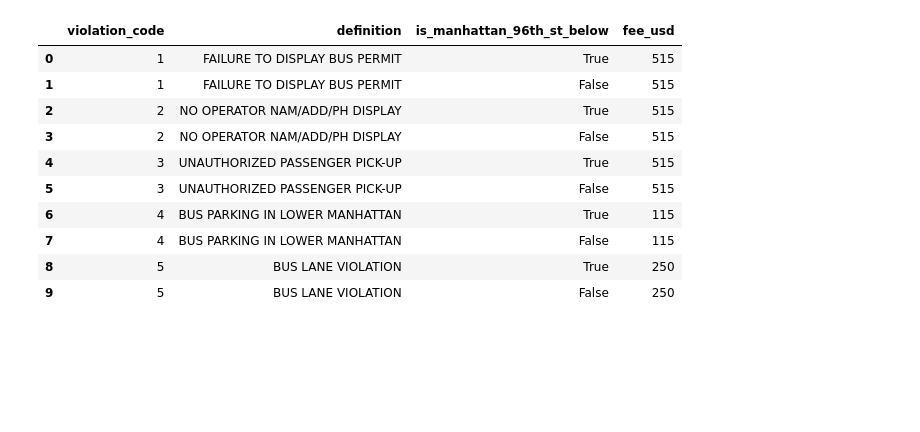
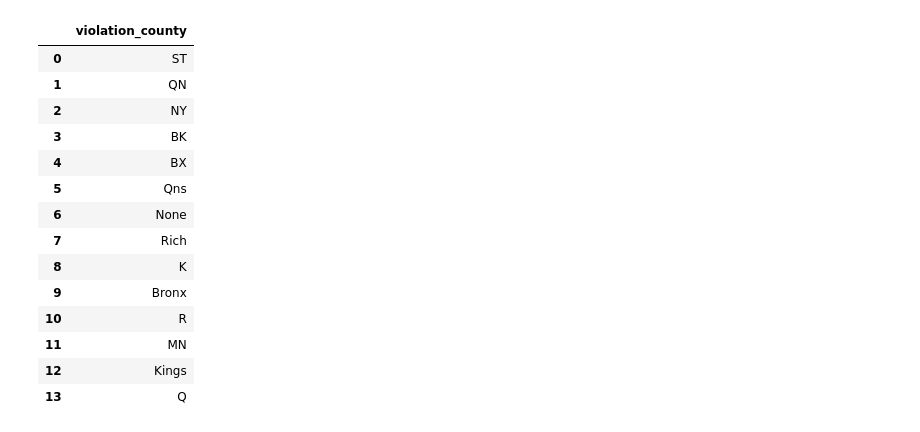
Before and after one commit to LinkedInLearning/data-quality-analytics-and-serving-3918208, a Jupyter notebook: notebooks/3_run_sql_queries_here.ipynb, the cells around one changed output. Cells and saved outputs as stored; diff of their text form; code cells hidden in the pictures; blank space fills up the shorter version.

```diff
--- a/notebooks/3_run_sql_queries_here.ipynb
+++ b/notebooks/3_run_sql_queries_here.ipynb
@@ -7,26 +7,26 @@ from scripts.utils import DuckdbUtils
 duckdb_utils = DuckdbUtils()
 # %%
 sql_query = """
-SELECT
-    violation_code,
-    definition,
-    is_manhattan_96th_st_below,
-    fee_usd
+SELECT DISTINCT
+    violation_county
 FROM
-    silver_parking_violation_codes
-LIMIT 10
+    silver_valid_violation_tickets
 """
 
 duckdb_utils.run_sql_query_and_return_df(sql_query)
 # %% [output]
-|  | violation_code | definition | is_manhattan_96th_st_below | fee_usd |
-| 0 | 1 | FAILURE TO DISPLAY BUS PERMIT | True | 515 |
-| 1 | 1 | FAILURE TO DISPLAY BUS PERMIT | False | 515 |
-| 2 | 2 | NO OPERATOR NAM/ADD/PH DISPLAY | True | 515 |
-| 3 | 2 | NO OPERATOR NAM/ADD/PH DISPLAY | False | 515 |
-| 4 | 3 | UNAUTHORIZED PASSENGER PICK-UP | True | 515 |
-| 5 | 3 | UNAUTHORIZED PASSENGER PICK-UP | False | 515 |
-| 6 | 4 | BUS PARKING IN LOWER MANHATTAN | True | 115 |
-| 7 | 4 | BUS PARKING IN LOWER MANHATTAN | False | 115 |
-| 8 | 5 | BUS LANE VIOLATION | True | 250 |
-| 9 | 5 | BUS LANE VIOLATION | False | 250 |
+|  | violation_county |
+| 0 | ST |
+| 1 | QN |
+| 2 | NY |
+| 3 | BK |
+| 4 | BX |
+| 5 | Qns |
+| 6 | None |
+| 7 | Rich |
+| 8 | K |
+| 9 | Bronx |
+| 10 | R |
+| 11 | MN |
+| 12 | Kings |
+| 13 | Q |
```
Also changed, not shown: parts of 10 cells of this notebook, 43 other files.
